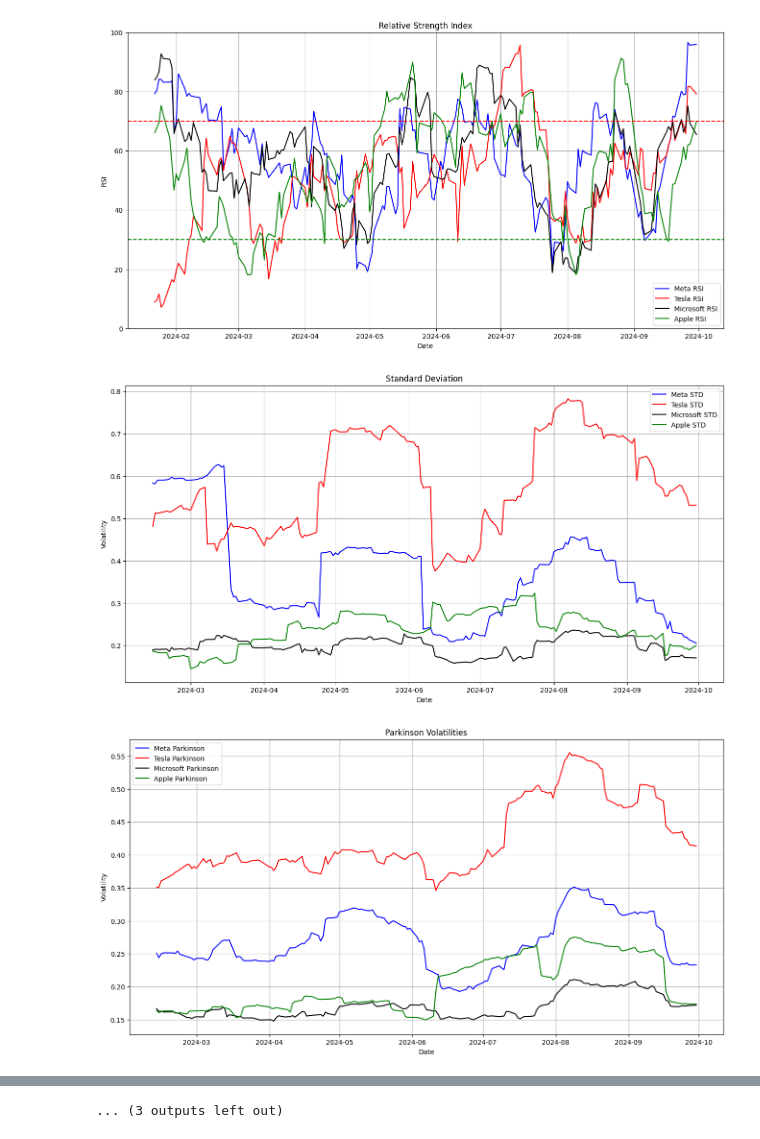
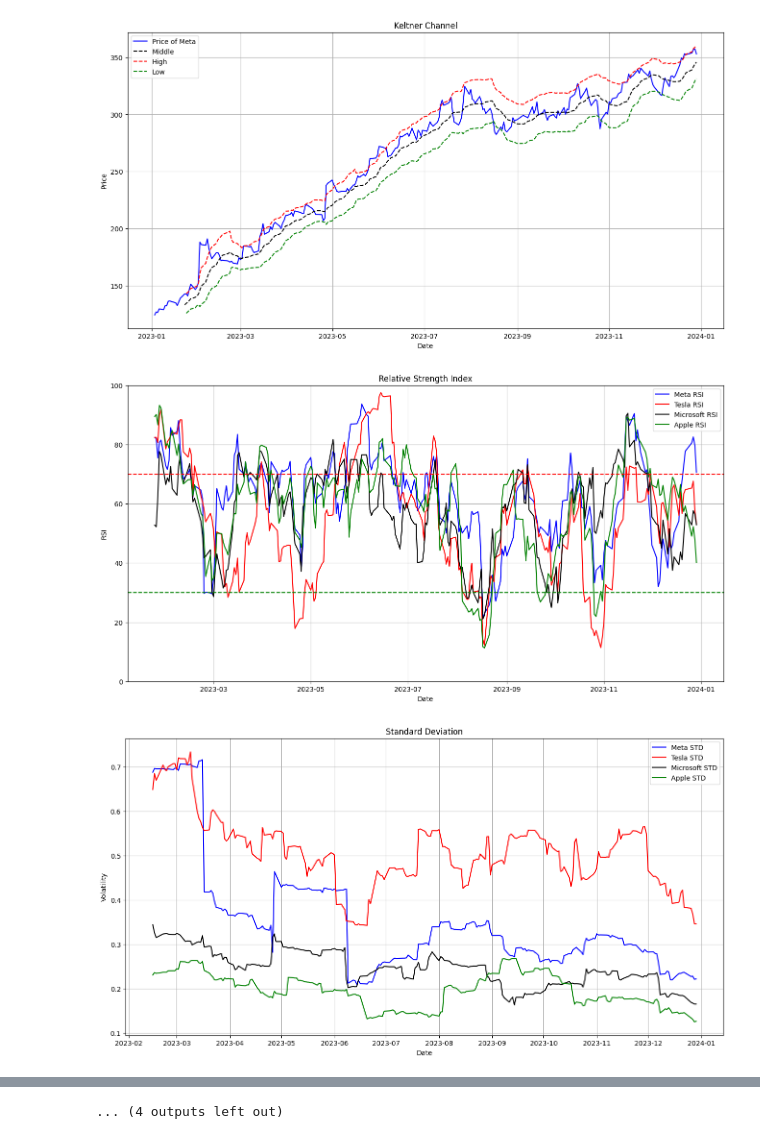
Before and after one commit to gabrown21/Algorithmic-Trading-Tool-Senior-Design, a Jupyter notebook: Technical Analysis Code/Technicals.ipynb, the cells around one changed output, grey strips where cells are left out. Saved outputs shown, nothing was run; the diff lists cells and outputs as text; code cells hidden in the pictures.

```diff
--- a/Technical Analysis Code/Technicals.ipynb
+++ b/Technical Analysis Code/Technicals.ipynb
@@ -6,20 +6,37 @@ import matplotlib.pyplot as plt
 import math
 
 # Set the date range for data retrieval
-start_date = "2024-01-01"
-end_date = "2024-10-01"
+start_date = "2023-01-01"
+end_date = "2023-12-30"
 
-# Downloading relevant stocks (Meta, Tesla, Microsoft, and Aple)
+# Downloading the benchmark price data (S&P500)
+data_gspc = yf.download('^GSPC', start=start_date, end=end_date)
+
+# Downloading relevant stocks (Meta, Tesla, Microsoft, and Apple)
 data_meta = yf.download('META', start=start_date, end=end_date)
 data_tsla = yf.download('TSLA', start=start_date, end=end_date)
 data_msft = yf.download('MSFT', start=start_date, end=end_date)
 data_aapl = yf.download('AAPL', start=start_date, end=end_date)
 
-# Adjusted data for RSI calculations
+# Adjusted price data for calculations requiring "Adjusted Close"
+adj_data_gspc = data_gspc['Adj Close']
 adj_data_meta = data_meta['Adj Close']
 adj_data_tsla = data_tsla['Adj Close']
 adj_data_msft = data_msft['Adj Close']
 adj_data_aapl = data_aapl['Adj Close']
+
+# Function to calculate Beta
+def beta(price_data, benchmark_price, window=30):
+
+    stock_returns = price_data.pct_change()
+    benchmark_returns = benchmark_price.pct_change()
+
+    combined_data = pd.concat([stock_returns, benchmark_returns], axis=1).dropna()
+    combined_data.columns = ['Stock', 'Benchmark']
+
+    beta = combined_data['Stock'].rolling(window=window).cov(combined_data['Benchmark']) / combined_data['Benchmark'].rolling(window=window).var()
+
+    return beta
 
 # Function to calculate Short Moving Averages
 def simple_moving_average(price_data):
@@ -223,6 +240,11 @@ def yang_zhang(price_data, window=30, trading_periods=252, clean=True):
 
 # Calculate all the indicators on all Stocks
 
+meta_beta = beta(adj_data_meta, adj_data_gspc)
+tsla_beta = beta(adj_data_tsla, adj_data_gspc)
+msft_beta = beta(adj_data_msft, adj_data_gspc)
+aapl_beta = beta(adj_data_aapl, adj_data_gspc)
+
 meta_sma = simple_moving_average(adj_data_meta)
 
 meta_atr = average_true_range(data_meta)
@@ -290,6 +312,20 @@ plt.plot(data_aapl['Adj Close'], label='Price of Apple', linestyle='-', color='g
 plt.xlabel('Date')
 plt.ylabel('Price')
 plt.title('Prices')
+plt.legend()
+plt.grid()
+plt.show()
+
+# Plot Beta
+plt.figure(figsize=(16, 8), dpi=100)
+plt.plot(meta_beta, label='Meta Beta', linestyle='-', color='blue')
+plt.plot(tsla_beta, label='Tesla Beta', linestyle='-', color='red')
+plt.plot(msft_beta, label='Microsoft Beta', linestyle='-', color='black')
+plt.plot(aapl_beta, label='Apple Beta', linestyle='-', color='green')
+plt.axhline(1,  label='S&P500 Beta', linestyle='--', color='gray')
+plt.xlabel('Date')
+plt.ylabel('Value')
+plt.title('Beta')
 plt.legend()
 plt.grid()
 plt.show()
@@ -478,3 +515,3 @@ plt.show()
-[figure, old version]
+[figure, new version]
-[figure, old version]
+[figure, new version]
-[figure, old version]
+[figure, new version]
@@ -482 +519 @@ plt.show()
-... (3 outputs left out)
+... (4 outputs left out)
```
Also changed, not shown: parts of 1 cell of this notebook.
